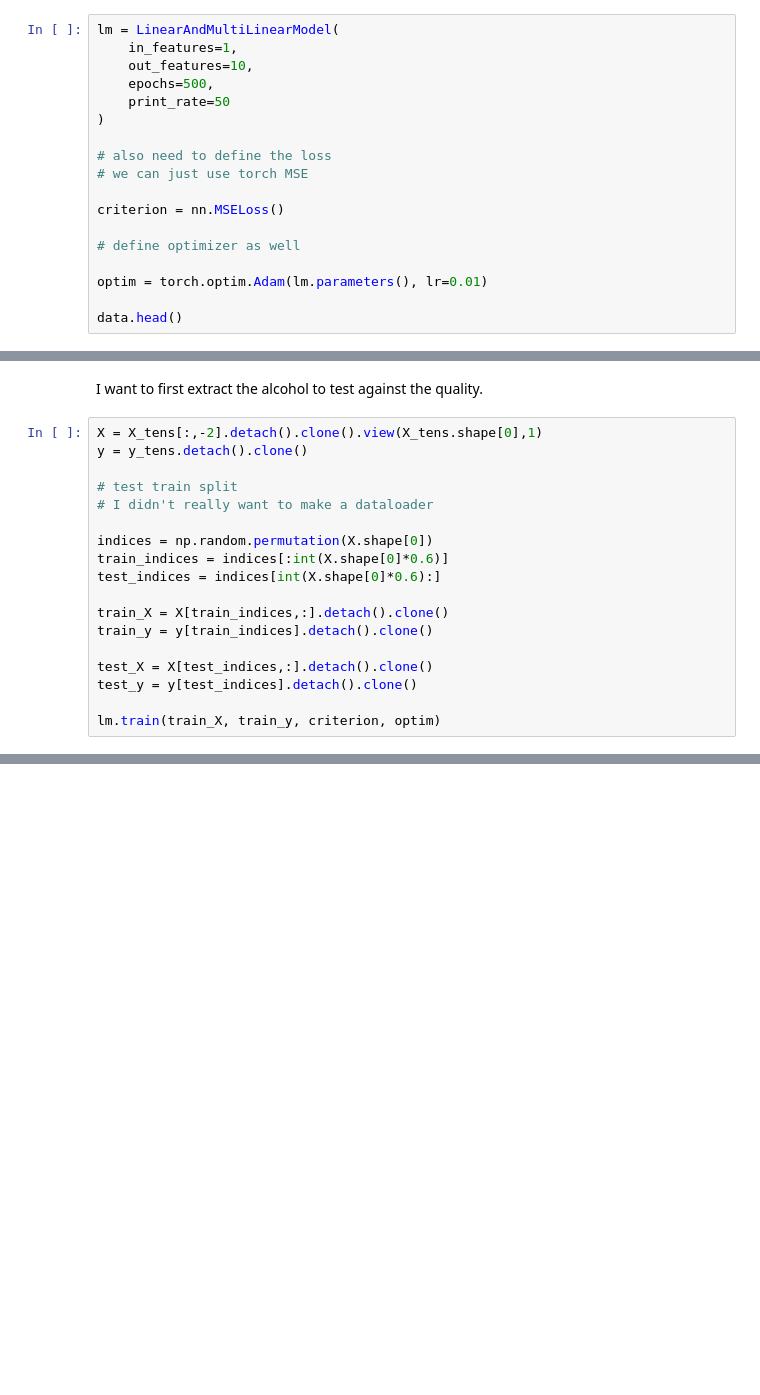
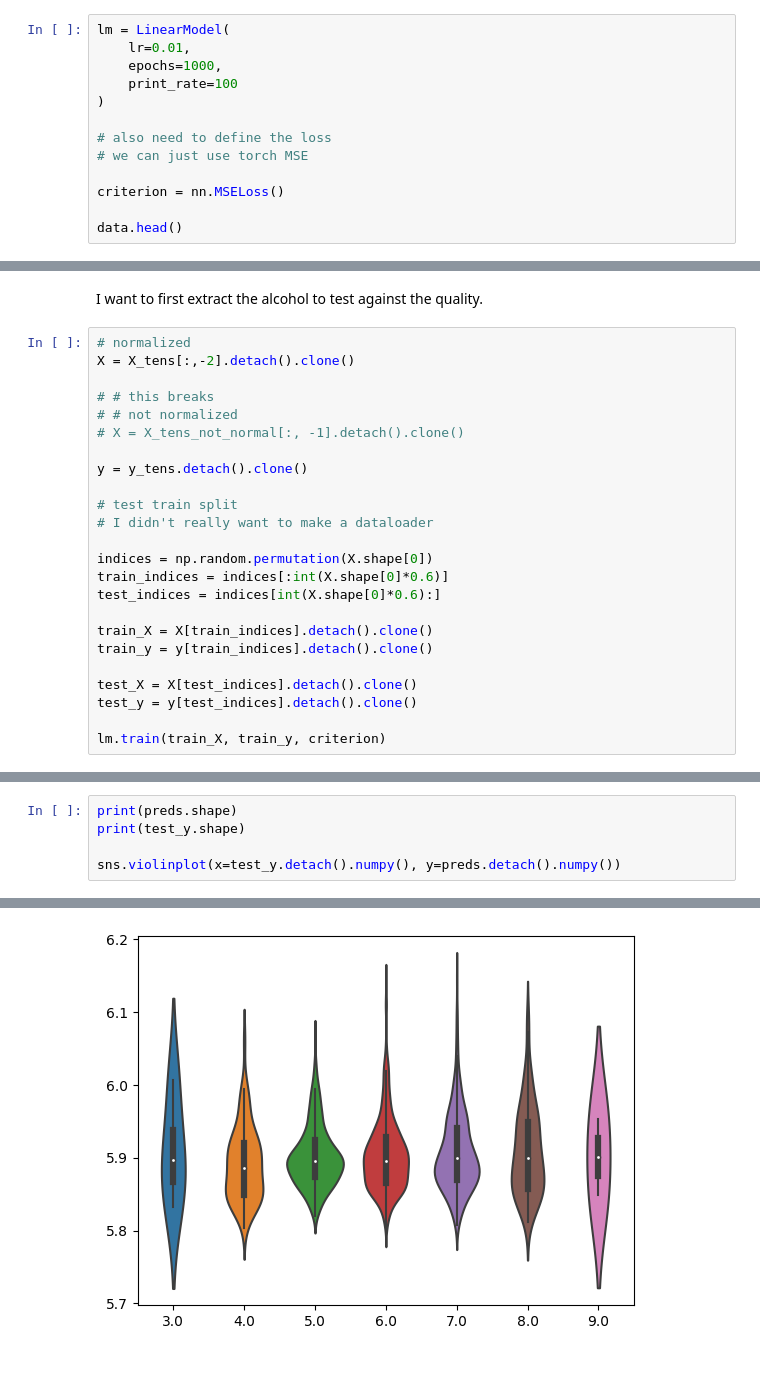
Before and after one commit to Syvven/CSCI-4980, a Jupyter notebook: homework3/hw3.ipynb, the cells around one changed output, grey strips where cells are left out. Drawn from its saved outputs; the diff is of its cells as text; blank space fills up the shorter version.

```diff
--- a/homework3/hw3.ipynb
+++ b/homework3/hw3.ipynb
@@ -172,11 +166,10 @@ class LinearAndMultiLinearModel(nn.Module):
     def predict(self, X):
         return self.forward(X)
 # %%
-lm = LinearAndMultiLinearModel(
-    in_features=1,
-    out_features=10,
-    epochs=500,
-    print_rate=50
+lm = LinearModel(
+    lr=0.01,
+    epochs=1000,
+    print_rate=100
 )
 
 # also need to define the loss
@@ -184,10 +177,6 @@ lm = LinearAndMultiLinearModel(
 
 criterion = nn.MSELoss()
 
-# define optimizer as well
-
-optim = torch.optim.Adam(lm.parameters(), lr=0.01)
-
 data.head()
 # %% [output]
 |  | fixed acidity | volatile acidity | citric acid | residual sugar | chlorides | free sulfur dioxide | ... |
@@ -199,7 +188,13 @@ data.head()
 # %% [markdown]
 I want to first extract the alcohol to test against the quality.
 # %%
-X = X_tens[:,-2].detach().clone().view(X_tens.shape[0],1)
+# normalized
+X = X_tens[:,-2].detach().clone()
+
+# # this breaks
+# # not normalized
+# X = X_tens_not_normal[:, -1].detach().clone()
+
 y = y_tens.detach().clone()
 
 # test train split
@@ -209,11 +204,11 @@ indices = np.random.permutation(X.shape[0])
 train_indices = indices[:int(X.shape[0]*0.6)]
 test_indices = indices[int(X.shape[0]*0.6):]
 
-train_X = X[train_indices,:].detach().clone()
+train_X = X[train_indices].detach().clone()
 train_y = y[train_indices].detach().clone()
 
-test_X = X[test_indices,:].detach().clone()
+test_X = X[test_indices].detach().clone()
 test_y = y[test_indices].detach().clone()
 
-lm.train(train_X, train_y, criterion, optim)
+lm.train(train_X, train_y, criterion)
 # %% [output]
@@ -232,0 +253,6 @@ tensor([[ 0.5271],
+# %%
+print(preds.shape)
+print(test_y.shape)
+
+sns.violinplot(x=test_y.detach().numpy(), y=preds.detach().numpy())
+# %% [output]
@@ -233,3 +262,4 @@ tensor([[ 0.5271],
+[figure, added]
 # %% [markdown]
 <br>
 # %% [markdown]
```
Also changed, not shown: parts of 18 cells of this notebook.
